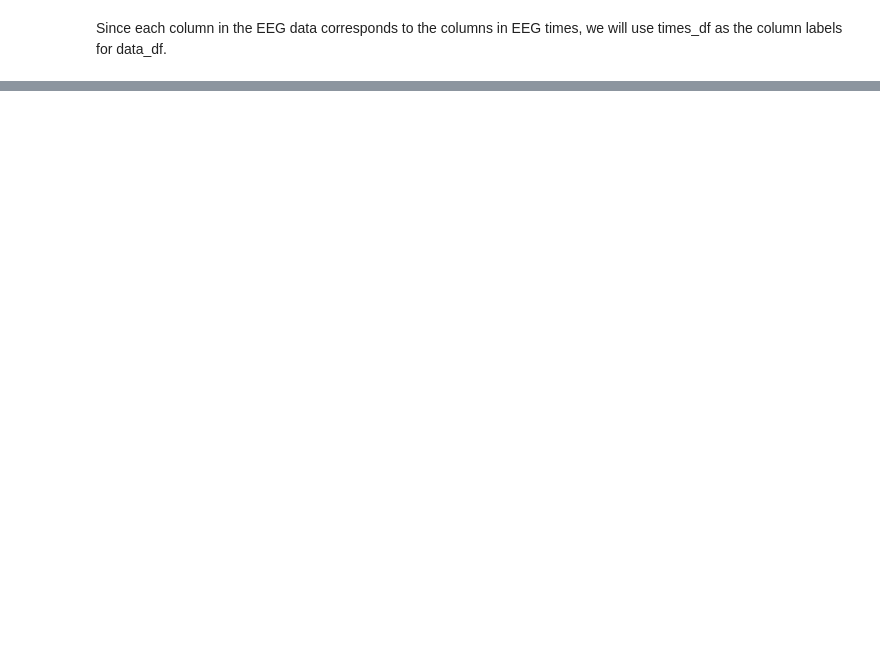
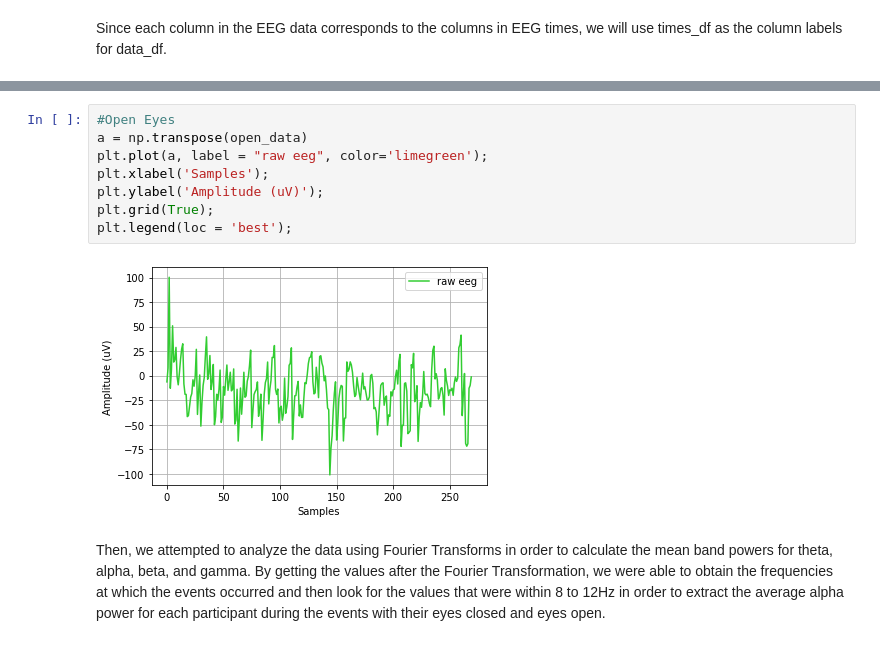
Before and after one commit to m1kwok/COGS189_Final_Project, a Jupyter notebook: Depression.ipynb, the cells around one changed output, grey strips where cells are left out. Drawn from its saved outputs; the diff is of its cells as text; blank space fills up the shorter version.

```diff
--- a/Depression.ipynb
+++ b/Depression.ipynb
@@ -46,0 +120,12 @@ data_df.head()
+# %%
+#Open Eyes
+a = np.transpose(open_data)
+plt.plot(a, label = "raw eeg", color='limegreen');
+plt.xlabel('Samples');
+plt.ylabel('Amplitude (uV)');
+plt.grid(True);
+plt.legend(loc = 'best');
+# %% [output]
+[figure, added]
+# %% [markdown]
+Then, we attempted to analyze the data using Fourier Transforms in order to calculate the mean band powers for theta, alpha, beta, and gamma. By getting the values after the Fourier Transformation, we were able to obtain the frequencies at which the events occurred and then look for the values that were within 8 to 12Hz in order to extract the average alpha power for each participant during the events with their eyes closed and eyes open.
```
Also changed, not shown: parts of 24 cells of this notebook.
